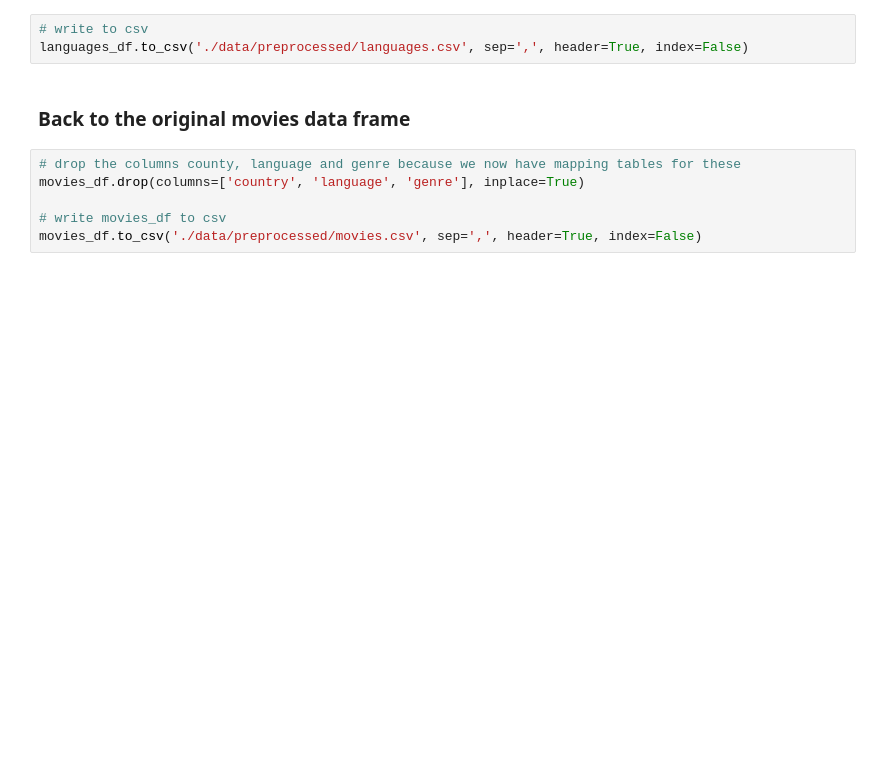
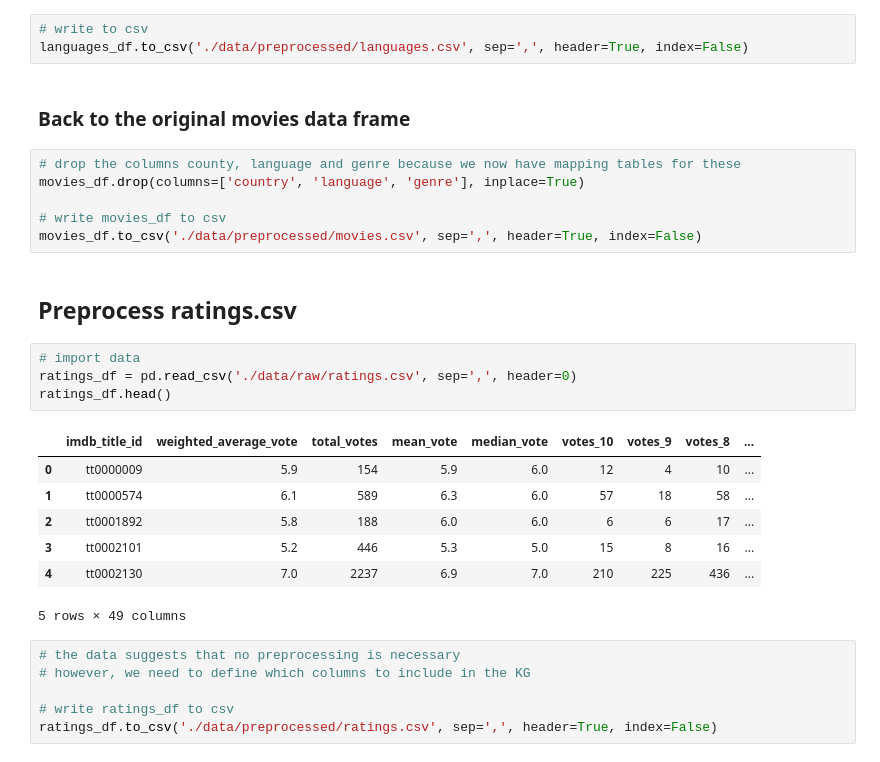
Before and after one commit to mportz/LaWebDeDatos2021, a Jupyter notebook: preprocessing.ipynb, the cells around one changed output. Saved outputs shown, nothing was run; the diff lists cells and outputs as text; blank space fills up the shorter version.

Commit message:
preprocessing of other files

```diff
--- a/preprocessing.ipynb
+++ b/preprocessing.ipynb
@@ -242,3 +242,23 @@ movies_df.drop(columns=['country', 'language', 'genre'], inplace=True)
 
 # write movies_df to csv
 movies_df.to_csv('./data/preprocessed/movies.csv', sep=',', header=True, index=False)
+# %% [markdown]
+## Preprocess ratings.csv
+# %%
+# import data
+ratings_df = pd.read_csv('./data/raw/ratings.csv', sep=',', header=0)
+ratings_df.head()
+# %% [output]
+|  | imdb_title_id | weighted_average_vote | total_votes | mean_vote | median_vote | votes_10 | votes_9 | votes_8 | ... |
+| 0 | tt0000009 | 5.9 | 154 | 5.9 | 6.0 | 12 | 4 | 10 | ... |
+| 1 | tt0000574 | 6.1 | 589 | 6.3 | 6.0 | 57 | 18 | 58 | ... |
+| 2 | tt0001892 | 5.8 | 188 | 6.0 | 6.0 | 6 | 6 | 17 | ... |
+| 3 | tt0002101 | 5.2 | 446 | 5.3 | 5.0 | 15 | 8 | 16 | ... |
+| 4 | tt0002130 | 7.0 | 2237 | 6.9 | 7.0 | 210 | 225 | 436 | ... |
+5 rows × 49 columns
+# %%
+# the data suggests that no preprocessing is necessary
+# however, we need to define which columns to include in the KG
+
+# write ratings_df to csv
+ratings_df.to_csv('./data/preprocessed/ratings.csv', sep=',', header=True, index=False)
```
Also changed, not shown: parts of 7 cells of this notebook, 2 other files.
